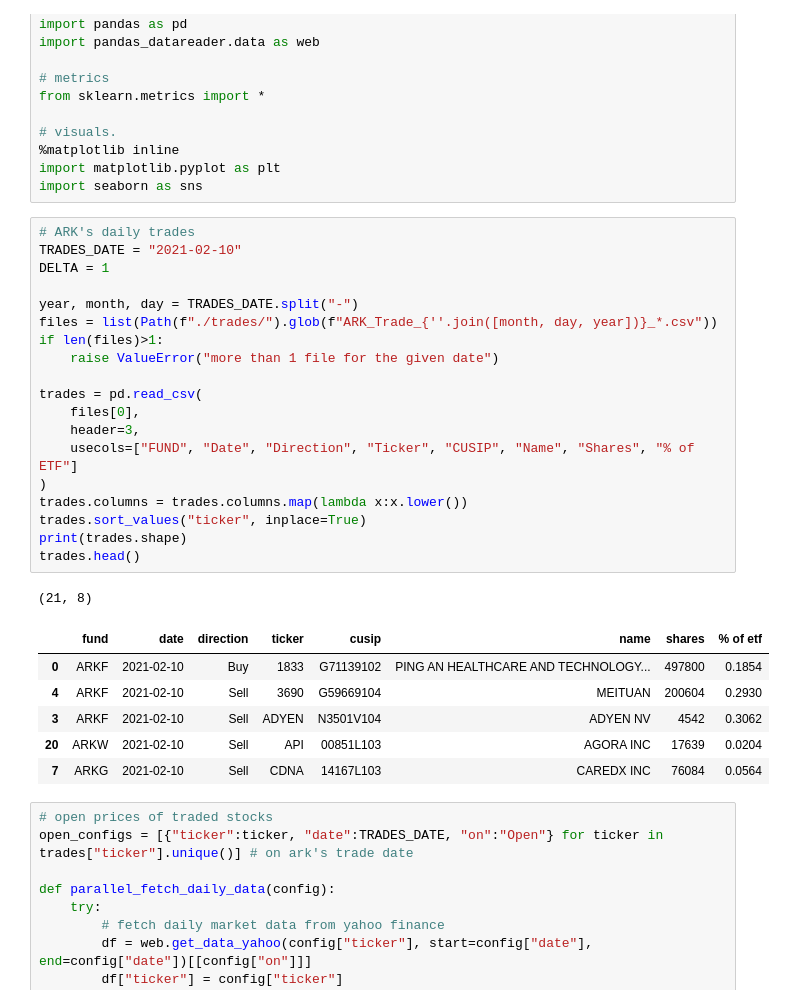
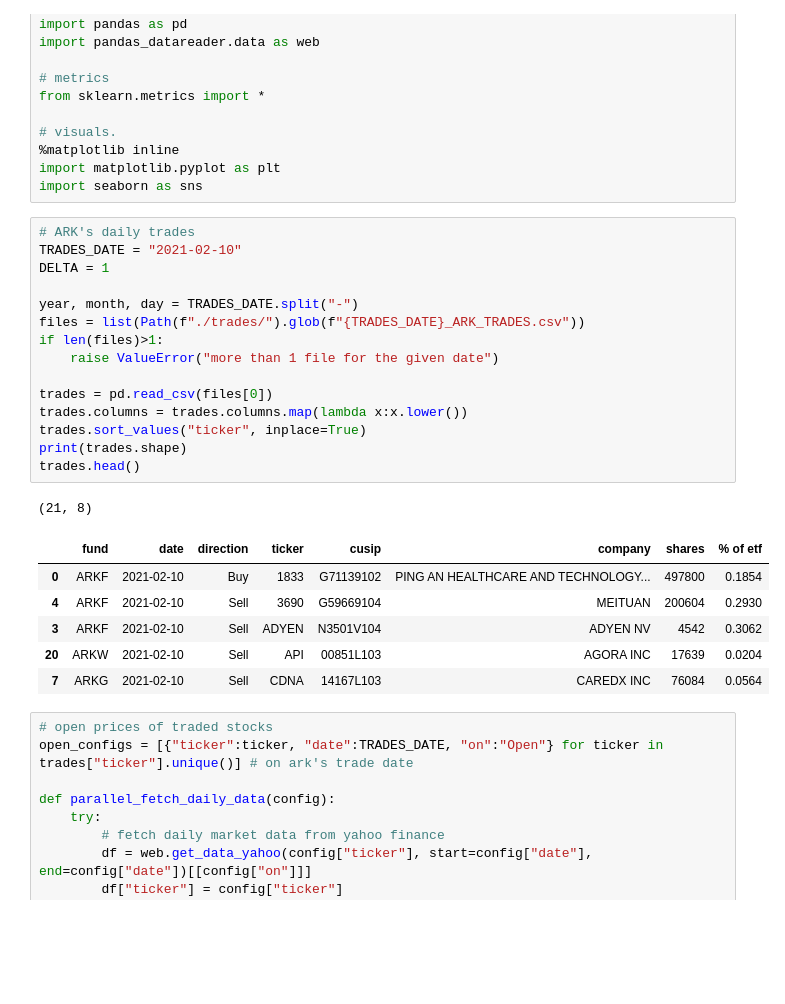
Before and after one commit to rezan21/ark-invest, a Jupyter notebook: 02_trades.ipynb, the cells around one changed output. Saved outputs shown, nothing was run; the diff lists cells and outputs as text; blank space fills up the shorter version.

```diff
--- a/01_trades.ipynb
+++ b/02_trades.ipynb
@@ -17,25 +17,21 @@ import seaborn as sns
 # %%
 # ARK's daily trades
 TRADES_DATE = "2021-02-10"
 DELTA = 1
 
 year, month, day = TRADES_DATE.split("-")
-files = list(Path(f"./trades/").glob(f"ARK_Trade_{''.join([month, day, year])}_*.csv"))
+files = list(Path(f"./trades/").glob(f"{TRADES_DATE}_ARK_TRADES.csv"))
 if len(files)>1:
     raise ValueError("more than 1 file for the given date")
 
-trades = pd.read_csv(
-    files[0],
-    header=3,
-    usecols=["FUND", "Date", "Direction", "Ticker", "CUSIP", "Name", "Shares", "% of ETF"]
-)
+trades = pd.read_csv(files[0])
 trades.columns = trades.columns.map(lambda x:x.lower())
 trades.sort_values("ticker", inplace=True)
 print(trades.shape)
 trades.head()
 # %% [output]
 (21, 8)
-|  | fund | date | direction | ticker | cusip | name | shares | % of etf |
+|  | fund | date | direction | ticker | cusip | company | shares | % of etf |
 | 0 | ARKF | 2021-02-10 | Buy | 1833 | G71139102 | PING AN HEALTHCARE AND TECHNOLOGY... | 497800 | 0.1854 |
 | 4 | ARKF | 2021-02-10 | Sell | 3690 | G59669104 | MEITUAN | 200604 | 0.2930 |
 | 3 | ARKF | 2021-02-10 | Sell | ADYEN | N3501V104 | ADYEN NV | 4542 | 0.3062 |
```
Also changed, not shown: parts of 1 cell of this notebook, 21 other files.
